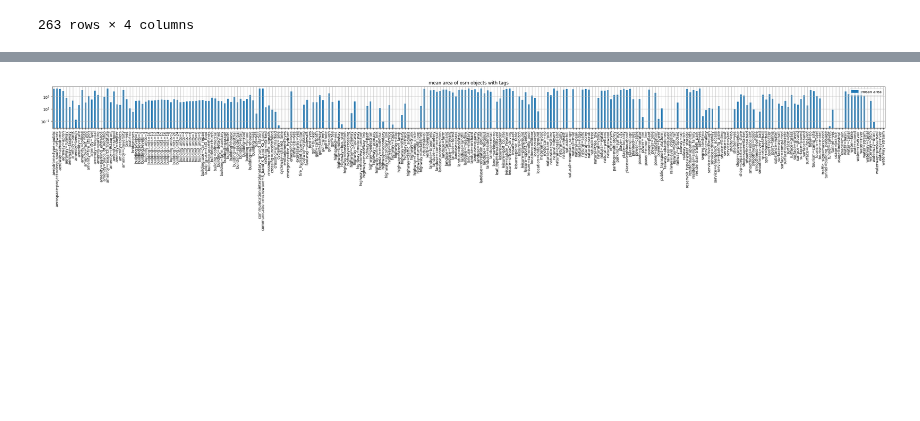
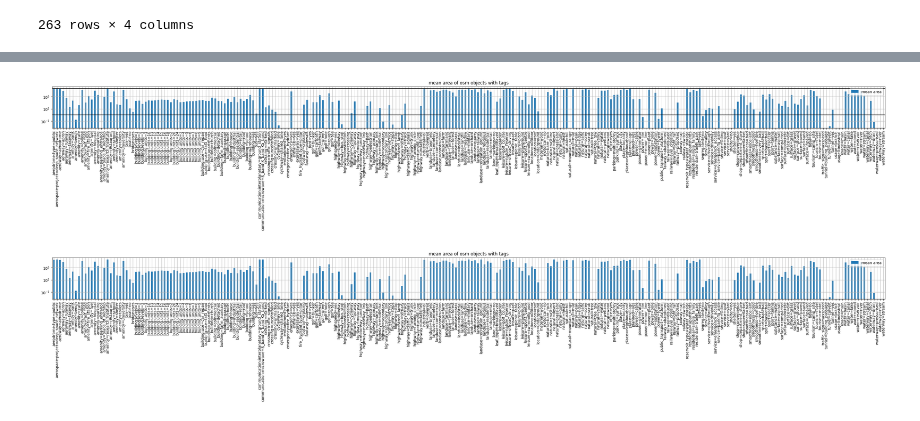
Before and after one commit to Clay-foundation/earth-text, a Jupyter notebook: notebooks/naip/05 - postprocessed chips stats.ipynb, the cells around one changed output, grey strips where cells are left out. Drawn from its saved outputs; the diff is of its cells as text; code cells hidden in the pictures; blank space fills up the shorter version.

```diff
--- a/notebooks/naip/05 - postprocessed chips stats.ipynb
+++ b/notebooks/naip/05 - postprocessed chips stats.ipynb
@@ -124,3 +307,12 @@ s
+# %%
+s[['mean area']].plot(kind='bar', figsize=(40,2))
+plt.grid()
+plt.title('mean area of osm objects with tags')
+plt.axhline(1, color='black')
+plt.axhline(22500, color='black')
+plt.yscale('log')
+# %% [output]
+[figure, added]
 # %%
 s[['mean area']].plot(kind='bar', figsize=(40,2))
 plt.grid()
```
Also changed, not shown: parts of 10 cells of this notebook, 12 other files.
